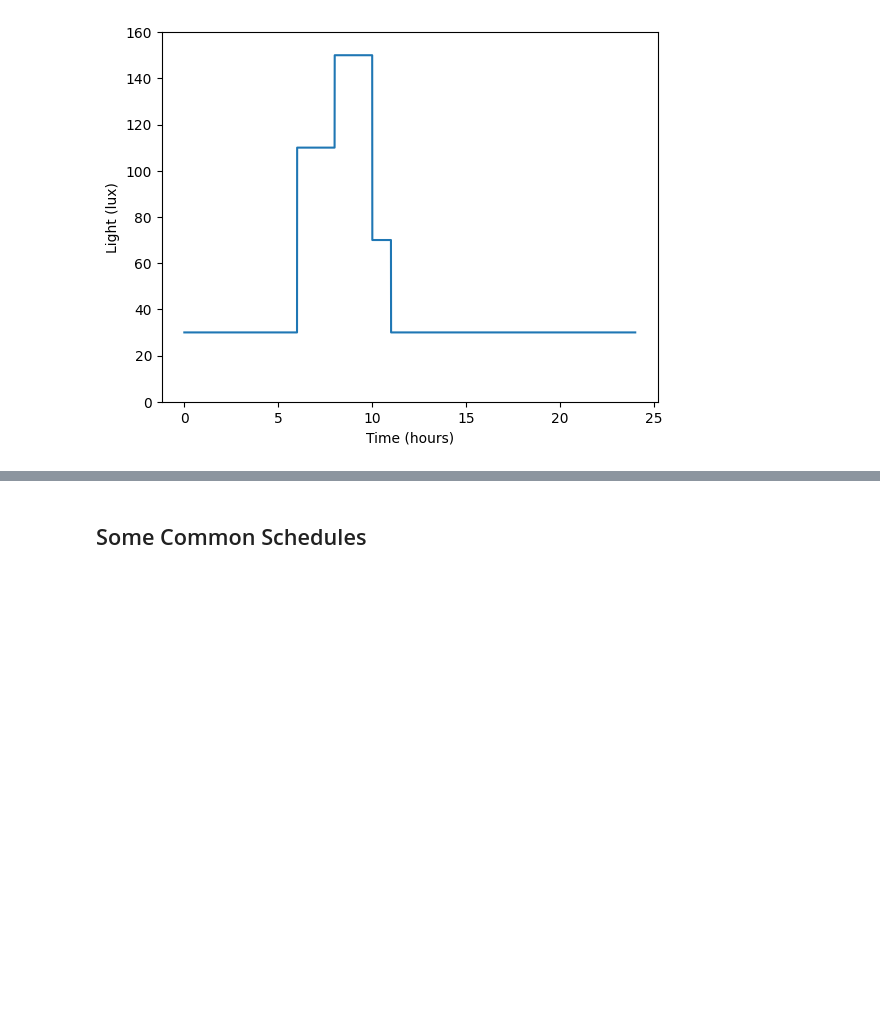
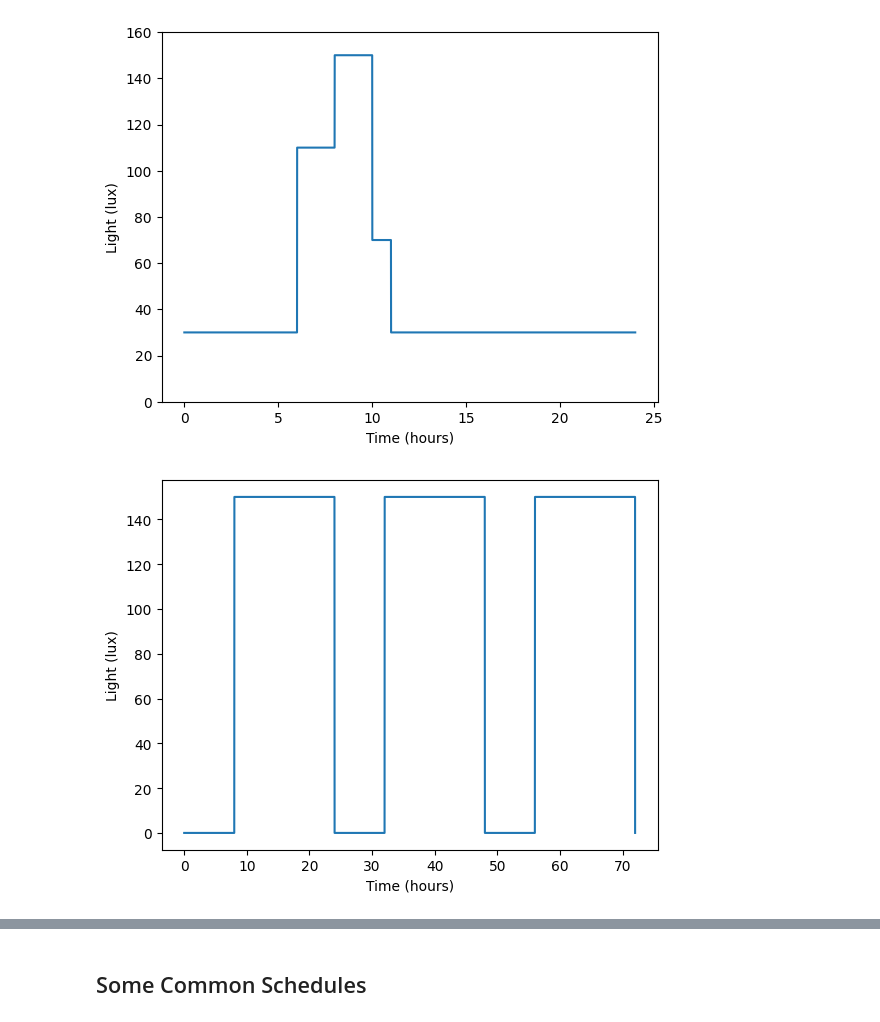
Before and after one commit to Arcascope/circadian, a Jupyter notebook: nbs/01_lights.ipynb, the cells around one changed output, grey strips where cells are left out. Drawn from its saved outputs; the diff is of its cells as text; code cells hidden in the pictures; blank space fills up the shorter version.

Commit message:
Updated addition of zero duration Light objects and refactoring of RegularLight method

```diff
--- a/nbs/01_lights.ipynb
+++ b/nbs/01_lights.ipynb
@@ -497,0 +597,8 @@ def RegularLight(lux=150.0, # lux intensity of the light
+# %%
+#| hide
+schedule = Light.RegularLight(lux=150.0, lights_on=8.0, lights_off=0.0)
+ax = schedule.plot(0.0, 72.0, repeat_period=24.0)
+ax.set_xlabel('Time (hours)');
+ax.set_ylabel('Light (lux)');
+# %% [output]
+[figure, added]
```
Also changed, not shown: parts of 10 cells of this notebook.
